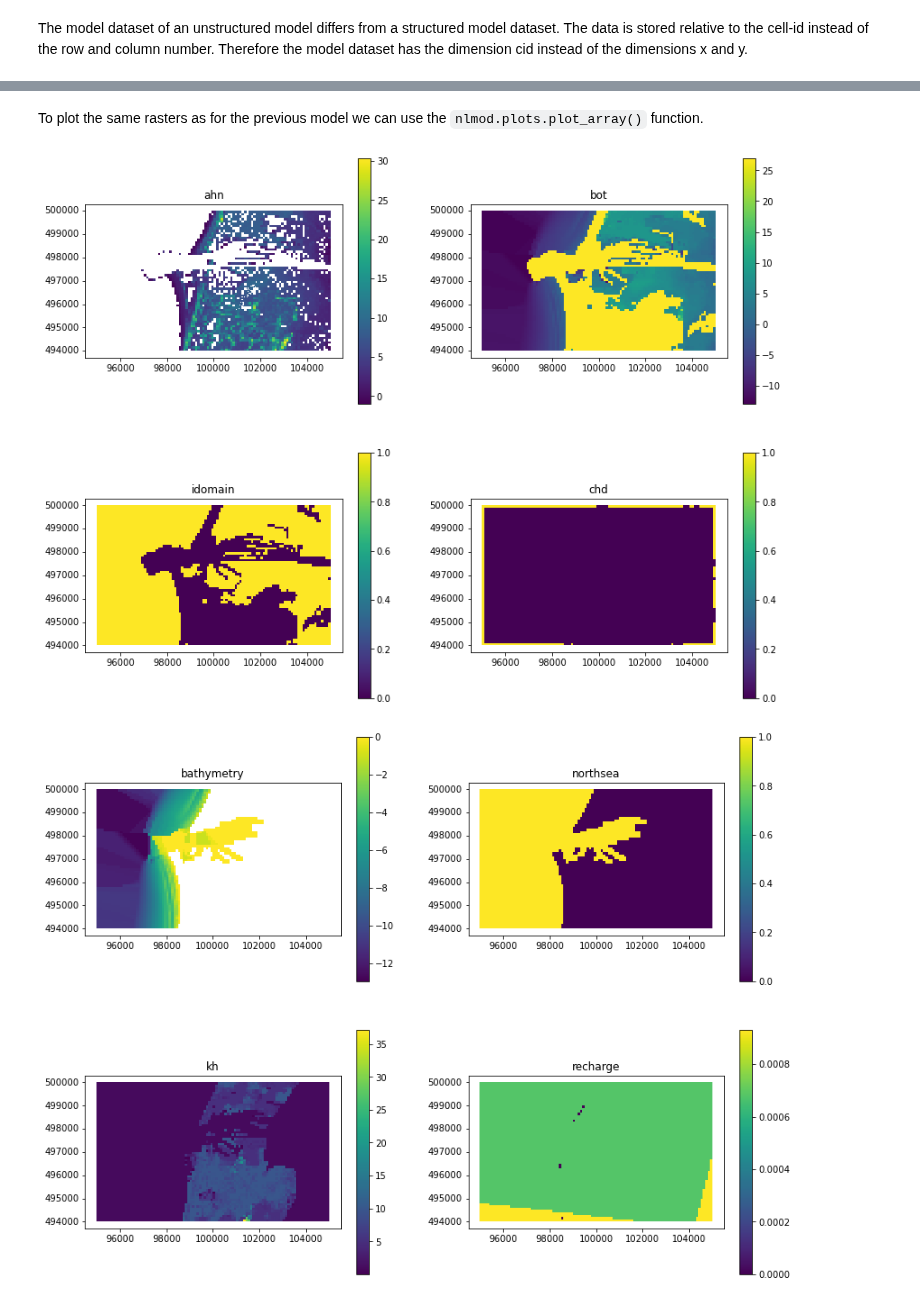
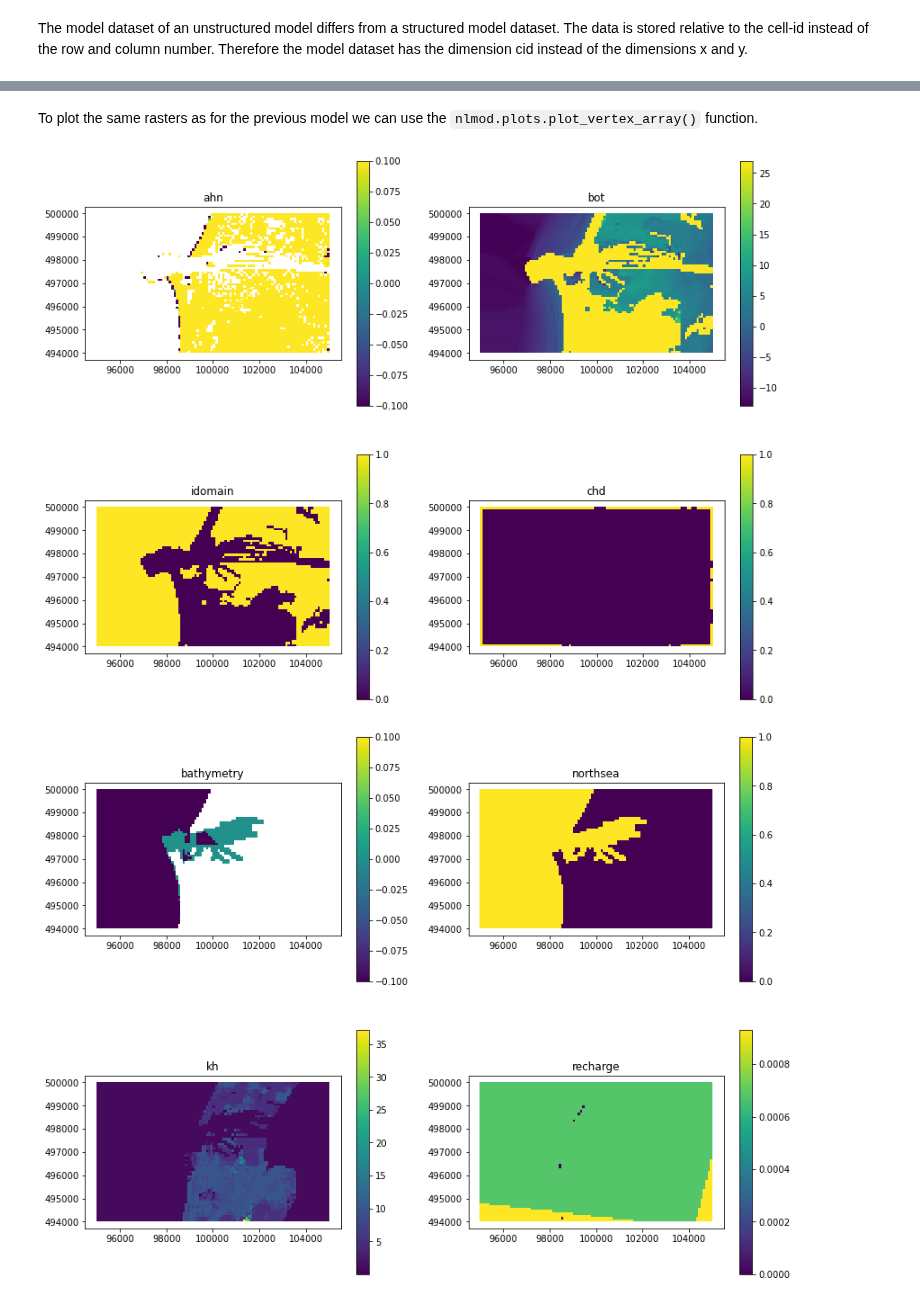
Before and after one commit to gwmod/nlmod, a Jupyter notebook: examples/03_local_grid_refinement.ipynb, the cells around one changed output, grey strips where cells are left out. Cells and saved outputs as stored; diff of their text form; code cells hidden in the pictures.

```diff
--- a/examples/03_local_grid_refinement.ipynb
+++ b/examples/03_local_grid_refinement.ipynb
@@ -41,7 +41,7 @@ model_name = 'IJm_planeten'
 refine_shp_fname = os.path.join(
     nlmod.NLMOD_DATADIR, 'shapes', 'planetenweg_ijmuiden')
 levels = 2
-use_cache = False
+use_cache = True
 extent = [95000., 105000., 494000., 500000.]
 delr = 100.
 delc = 100.
@@ -306,27 +285,27 @@ Data variables: (12/21)
 # %% [markdown]
-To plot the same rasters as for the previous model we can use the `nlmod.plots.plot_array()` function.
+To plot the same rasters as for the previous model we can use the `nlmod.plots.plot_vertex_array()` function.
 # %%
 fig, axes = plt.subplots(nrows=2, ncols=2, figsize=(14, 11))
-nlmod.plots.plot_array(gwf, model_ds['ahn'], ax=axes[0][0])
-nlmod.plots.plot_array(gwf, model_ds['bot'][0], ax=axes[0][1])
-nlmod.plots.plot_array(gwf, model_ds['idomain'][0], ax=axes[1][0])
-nlmod.plots.plot_array(gwf, model_ds['chd'][0], ax=axes[1][1])
+nlmod.plots.plot_vertex_array(model_ds['ahn'], model_ds['vertices'], ax=axes[0][0])
+nlmod.plots.plot_vertex_array(model_ds['bot'][0], model_ds['vertices'], ax=axes[0][1])
+nlmod.plots.plot_vertex_array(model_ds['idomain'][0], model_ds['vertices'], ax=axes[1][0])
+nlmod.plots.plot_vertex_array(model_ds['chd'][0], model_ds['vertices'], ax=axes[1][1])
 for axes1 in axes:
     for ax in axes1:
         ax.axis('scaled')
 
 fig.savefig(os.path.join(model_ds.figdir, 'ahn_bot_idom_chd.png'), bbox_inches='tight')
 
 fig, axes = plt.subplots(nrows=2, ncols=2, figsize=(14, 11))
-nlmod.plots.plot_array(gwf, model_ds['bathymetry'], ax=axes[0][0])
-nlmod.plots.plot_array(gwf, model_ds['northsea'], ax=axes[0][1])
-nlmod.plots.plot_array(gwf, model_ds['kh'][1], ax=axes[1][0])
-nlmod.plots.plot_array(gwf, model_ds['recharge'][:, 0], ax=axes[1][1])
+nlmod.plots.plot_vertex_array(model_ds['bathymetry'], model_ds['vertices'], ax=axes[0][0])
+nlmod.plots.plot_vertex_array(model_ds['northsea'], model_ds['vertices'], ax=axes[0][1])
+nlmod.plots.plot_vertex_array(model_ds['kh'][1], model_ds['vertices'], ax=axes[1][0])
+nlmod.plots.plot_vertex_array(model_ds['recharge'][:, 0], model_ds['vertices'], ax=axes[1][1])
 
 for axes1 in axes:
     for ax in axes1:
         ax.axis('scaled')
 fig.savefig(os.path.join(model_ds.figdir, 'bath_nsea_kh_rch.png'), bbox_inches='tight')
 # %% [output]
-[figure, old version]
+[figure, new version]
-[figure, old version]
+[figure, new version]
```
Also changed, not shown: parts of 7 cells of this notebook, 3 other files.
